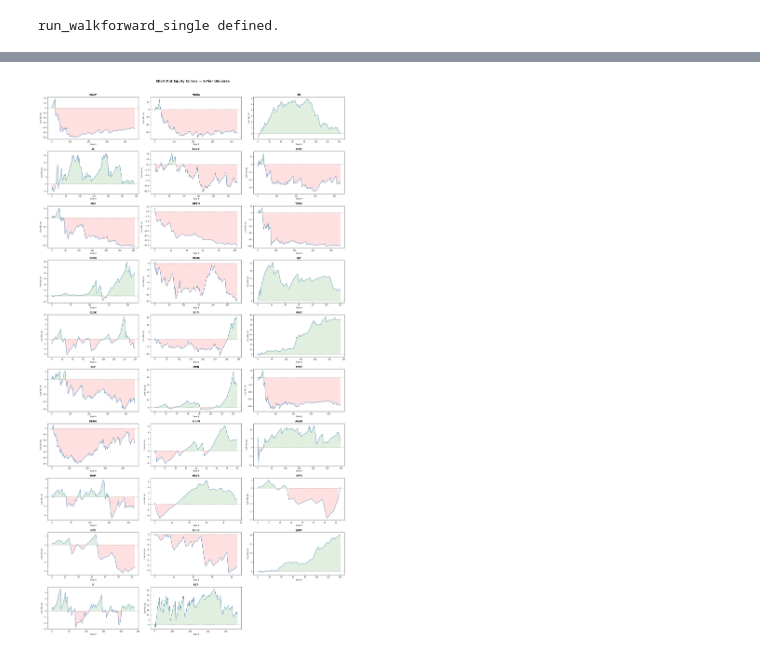
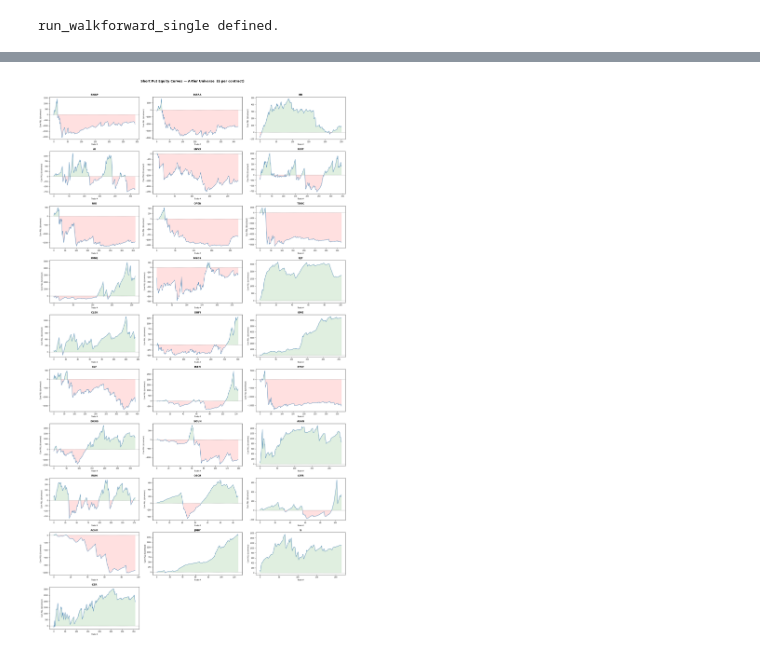
Before and after one commit to ckinateder/kaching, a Jupyter notebook: notebooks/kaching_backtest.ipynb, the cells around one changed output, grey strips where cells are left out. Cells and saved outputs as stored; diff of their text form; code cells hidden in the pictures.

```diff
--- a/notebooks/kaching_backtest.ipynb
+++ b/notebooks/kaching_backtest.ipynb
@@ -288,6 +506,12 @@ def run_walkforward_single(ticker, entry_dow=None, selection_method='composite')
 
     # --- Short puts: filter_weekly_put_options handles Thu/Fri + DTE 6-9 ---
     short_puts_df, _ = filter_weekly_put_options(raw_df)
+
+    # Re-bucket with wider OTM_BINS (postprocess module uses original 0-5% bins)
+    short_puts_df = short_puts_df.copy()
+    short_puts_df['otm_bucket'] = pd.cut(
+        short_puts_df['otm_pct'], bins=OTM_BINS, labels=OTM_LABELS, include_lowest=True
+    )
 
     # Optional additional DOW filter
     if entry_dow is not None:
@@ -607,39 +1045,43 @@ else:
 tickers_with_trades = [
     t for t in universe
     if t in results and not results[t]['trades'].empty
     and 'pnl' in results[t]['trades'].columns
 ]
 
 ncols = 3
 nrows = max(1, (len(tickers_with_trades) + ncols - 1) // ncols)
+cm    = CONTRACT_MULTIPLIER
+DEDUP = ['quote_date', 'strike', 'expiration']
 
 fig, axes = plt.subplots(nrows, ncols, figsize=(18, nrows * 3.2))
 axes_flat = axes.flatten() if nrows > 1 else list(axes) if ncols == 1 else axes.flatten()
 
 for i, ticker in enumerate(tickers_with_trades):
     ax = axes_flat[i]
-    trades = results[ticker]['trades'].sort_values('quote_date')
-    pnl = trades['pnl'].dropna()
+    raw_trades = results[ticker]['trades']
+    dcols  = [c for c in DEDUP if c in raw_trades.columns]
+    trades = raw_trades.drop_duplicates(subset=dcols).sort_values('quote_date')
+    pnl = trades['pnl'].dropna() * cm
     cum = pnl.cumsum().reset_index(drop=True)
-    x = np.arange(len(cum))
+    x   = np.arange(len(cum))
 
     ax.plot(cum.values, color='steelblue', linewidth=1.2)
     ax.axhline(0, color='gray', linestyle='--', linewidth=0.7)
     ax.fill_between(x, cum.values, 0, where=(cum.values >= 0), alpha=0.12, color='green')
     ax.fill_between(x, cum.values, 0, where=(cum.values < 0),  alpha=0.12, color='red')
     ax.set_title(ticker, fontsize=10, fontweight='bold')
     ax.set_xlabel('Trade #', fontsize=7)
-    ax.set_ylabel('Cum P&L ($)', fontsize=7)
+    ax.set_ylabel('Cum P&L ($/contract)', fontsize=7)
     ax.tick_params(labelsize=7)
 
 for j in range(len(tickers_with_trades), len(axes_flat)):
     axes_flat[j].set_visible(False)
 
-plt.suptitle('Short Put Equity Curves — A-Tier Universe', fontsize=13, fontweight='bold', y=1.01)
+plt.suptitle('Short Put Equity Curves — A-Tier Universe  ($ per contract)', fontsize=13, fontweight='bold', y=1.01)
 plt.tight_layout()
 plt.show()
 # %% [output]
-[figure, old version]
+[figure, new version]
 # %%
 # ── Short vs long breakdown — best-Sharpe ticker ──────────────────────────
 if metrics_df.empty:
```
Also changed, not shown: parts of 26 cells of this notebook.
